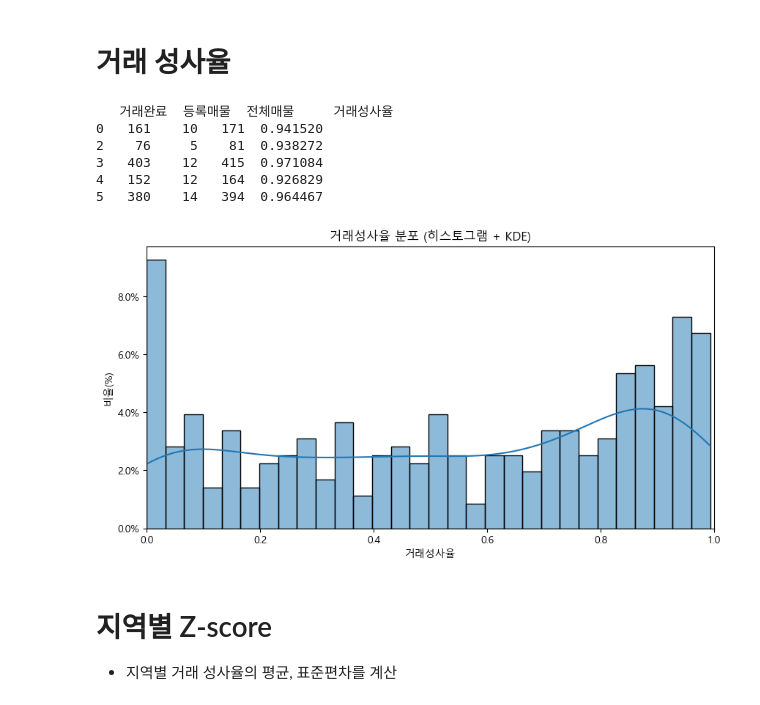
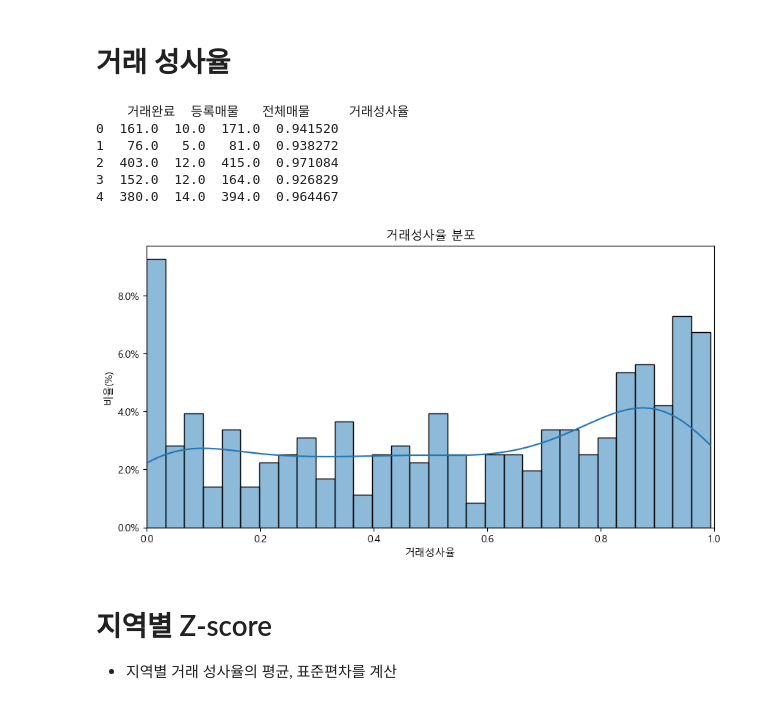
Before and after one commit to eunjeong0911/Property-recommend, a Jupyter notebook: apps/reco/models/trust_model/data_preprocessing/analytics.ipynb, the cells around one changed output. Cells and saved outputs as stored; diff of their text form; code cells hidden in the pictures.

```diff
--- a/apps/reco/models/trust_model/data_preprocessing/analytics.ipynb
+++ b/apps/reco/models/trust_model/data_preprocessing/analytics.ipynb
@@ -2,8 +2,7 @@
 import pandas as pd
 
 # 상대 경로 직접 사용 (notebook 위치 기준)
-df = pd.read_csv('../../../../../data/processed_office_data.csv')
-
+df = pd.read_csv('../../../../../data/ML/preprocessed_office_data.csv')
 print(f"데이터 로드 완료: {len(df)} rows")
-df.head()
+df.info()
 # %% [output]
@@ -40,5 +9,0 @@ df_nan
-# %%
-# df_nan의 인덱스를 사용해서 원본 df에서 제거
-df_nan = df[df["거래완료"].isna() & df["등록매물"].isna()]
-df = df.drop(df_nan.index)
-df.info()
@@ -69,8 +16,8 @@ def to_int(x):
         return int(x.replace("건", "").strip())
     return x
 
-df["거래완료"] = df["거래완료"].apply(to_int)
-df["등록매물"] = df["등록매물"].apply(to_int)
+df["거래완료"] = df["거래완료_숫자"].apply(to_int)
+df["등록매물"] = df["등록매물_숫자"].apply(to_int)
 
 # 2. 전체 매물 (거래완료 + 등록매물)
 df["전체매물"] = df["거래완료"] + df["등록매물"]
@@ -85,28 +32,28 @@ df["거래성사율"] = df["거래완료"] / (df["전체매물"] + 1e-6)
 
 print(df[["거래완료", "등록매물", "전체매물", "거래성사율"]].head())
 # %% [output]
-   거래완료  등록매물  전체매물     거래성사율
-0   161    10   171  0.941520
-2    76     5    81  0.938272
-3   403    12   415  0.971084
-4   152    12   164  0.926829
-5   380    14   394  0.964467
+    거래완료  등록매물   전체매물     거래성사율
+0  161.0  10.0  171.0  0.941520
+1   76.0   5.0   81.0  0.938272
+2  403.0  12.0  415.0  0.971084
+3  152.0  12.0  164.0  0.926829
+4  380.0  14.0  394.0  0.964467
 # %%
 # 한글 폰트 설정 (Windows)
 plt.rcParams['font.family'] = 'Malgun Gothic'
 plt.rcParams['axes.unicode_minus'] = False
 
 plt.figure(figsize=(10,5))
 sns.histplot(df["거래성사율"], bins=30, kde=True, stat="probability")
 
 plt.xlim(0, 1)
 plt.xlabel("거래성사율")
 plt.ylabel("비율(%)")
-plt.title("거래성사율 분포 (히스토그램 + KDE)")
+plt.title("거래성사율 분포")
 plt.gca().yaxis.set_major_formatter(mtick.PercentFormatter(1.0))
 plt.show()
 # %% [output]
-[figure, old version]
+[figure, new version]
 # %% [markdown]
 # 지역별 Z-score
 - 지역별 거래 성사율의 평균, 표준편차를 계산
```
Also changed, not shown: parts of 3 cells of this notebook, 3 other files.
